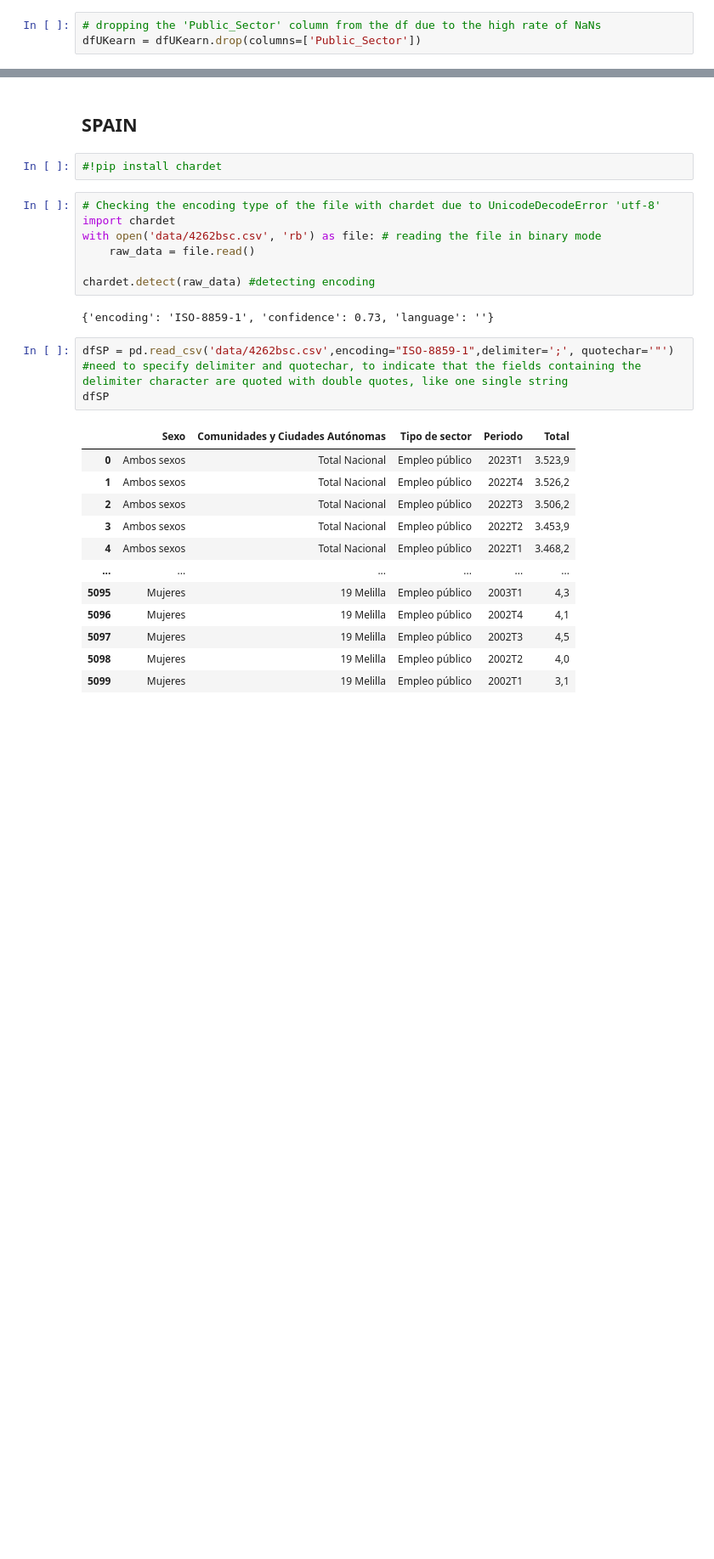
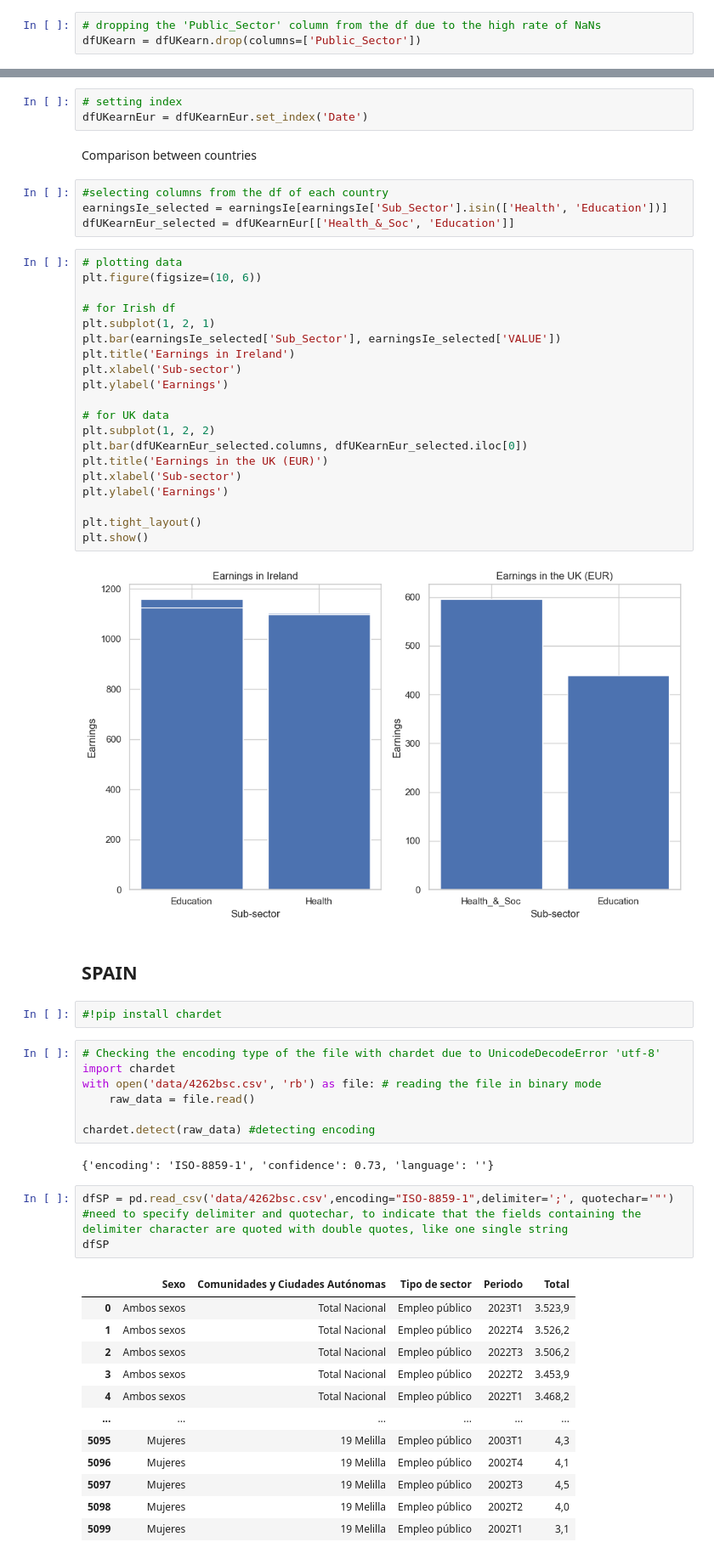
Before and after one commit to Carloselrecharlie/ML_assessment_repeat, a Jupyter notebook: sba22448_Integrated_CA-ML.ipynb, the cells around one changed output, grey strips where cells are left out. Shown at 85% size. Cells and saved outputs as stored; diff of their text form; blank space fills up the shorter version.

```diff
--- a/sba22448_Integrated_CA-ML.ipynb
+++ b/sba22448_Integrated_CA-ML.ipynb
@@ -902,3 +1069,34 @@ dfUKearnEur
+# %%
+# setting index
+dfUKearnEur = dfUKearnEur.set_index('Date')
+# %% [markdown]
+Comparison between countries
+# %%
+#selecting columns from the df of each country
+earningsIe_selected = earningsIe[earningsIe['Sub_Sector'].isin(['Health', 'Education'])]
+dfUKearnEur_selected = dfUKearnEur[['Health_&_Soc', 'Education']]
+# %%
+# plotting data
+plt.figure(figsize=(10, 6))
+
+# for Irish df
+plt.subplot(1, 2, 1)
+plt.bar(earningsIe_selected['Sub_Sector'], earningsIe_selected['VALUE'])
+plt.title('Earnings in Ireland')
+plt.xlabel('Sub-sector')
+plt.ylabel('Earnings')
+
+# for UK data
+plt.subplot(1, 2, 2)
+plt.bar(dfUKearnEur_selected.columns, dfUKearnEur_selected.iloc[0])
+plt.title('Earnings in the UK (EUR)')
+plt.xlabel('Sub-sector')
+plt.ylabel('Earnings')
+
+plt.tight_layout()
+plt.show()
+# %% [output]
+[figure, added]
 # %% [markdown]
 ## SPAIN
 # %%
```
Also changed, not shown: parts of 132 cells of this notebook, 1 other file.
